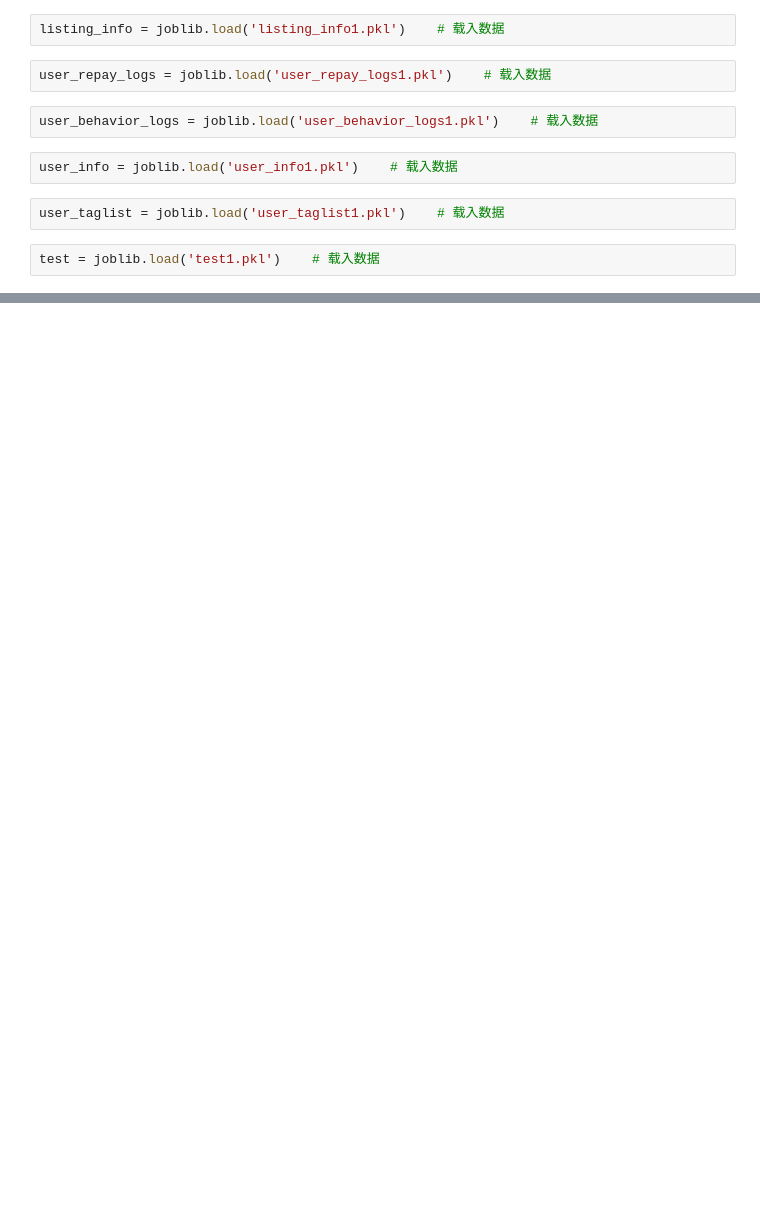
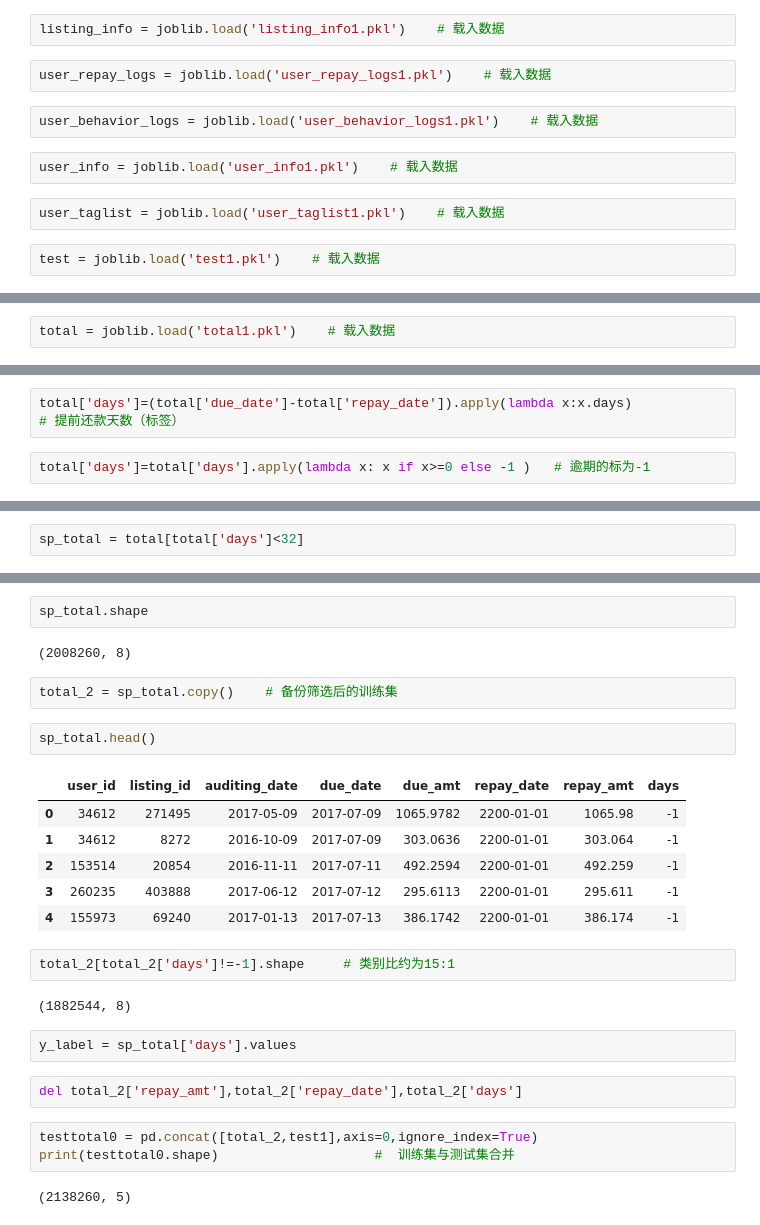
Before and after one commit to damaoguo/PaiPaiDai, a Jupyter notebook: preprocess/paipai.ipynb, the cells around one changed output, grey strips where cells are left out. Saved outputs shown, nothing was run; the diff lists cells and outputs as text; blank space fills up the shorter version.

```diff
--- a/preprocess/paipai.ipynb
+++ b/preprocess/paipai.ipynb
@@ -110,0 +252,2 @@ df1['days1']=(df1['due_date']-df1['auditing_date']).apply(lambda x:x.days)
+# %%
+total = joblib.load('total1.pkl')    # 载入数据
@@ -110,0 +271,5 @@ df1['days1']=(df1['due_date']-df1['auditing_date']).apply(lambda x:x.days)
+# %%
+total['days']=(total['due_date']-total['repay_date']).apply(lambda x:x.days)
+# 提前还款天数（标签）
+# %%
+total['days']=total['days'].apply(lambda x: x if x>=0 else -1 )   # 逾期的标为-1
@@ -110,0 +299,2 @@ df1['days1']=(df1['due_date']-df1['auditing_date']).apply(lambda x:x.days)
+# %%
+sp_total = total[total['days']<32]
@@ -110,0 +335,28 @@ df1['days1']=(df1['due_date']-df1['auditing_date']).apply(lambda x:x.days)
+# %%
+sp_total.shape
+# %% [output]
+(2008260, 8)
+# %%
+total_2 = sp_total.copy()    # 备份筛选后的训练集
+# %%
+sp_total.head()
+# %% [output]
+|  | user_id | listing_id | auditing_date | due_date | due_amt | repay_date | repay_amt | days |
+| 0 | 34612 | 271495 | 2017-05-09 | 2017-07-09 | 1065.9782 | 2200-01-01 | 1065.98 | -1 |
+| 1 | 34612 | 8272 | 2016-10-09 | 2017-07-09 | 303.0636 | 2200-01-01 | 303.064 | -1 |
+| 2 | 153514 | 20854 | 2016-11-11 | 2017-07-11 | 492.2594 | 2200-01-01 | 492.259 | -1 |
+| 3 | 260235 | 403888 | 2017-06-12 | 2017-07-12 | 295.6113 | 2200-01-01 | 295.611 | -1 |
+| 4 | 155973 | 69240 | 2017-01-13 | 2017-07-13 | 386.1742 | 2200-01-01 | 386.174 | -1 |
+# %%
+total_2[total_2['days']!=-1].shape     # 类别比约为15:1
+# %% [output]
+(1882544, 8)
+# %%
+y_label = sp_total['days'].values
+# %%
+del total_2['repay_amt'],total_2['repay_date'],total_2['days']
+# %%
+testtotal0 = pd.concat([total_2,test1],axis=0,ignore_index=True)
+print(testtotal0.shape)                    #  训练集与测试集合并
+# %% [output]
+(2138260, 5)
```
Also changed, not shown: parts of 94 cells of this notebook.
